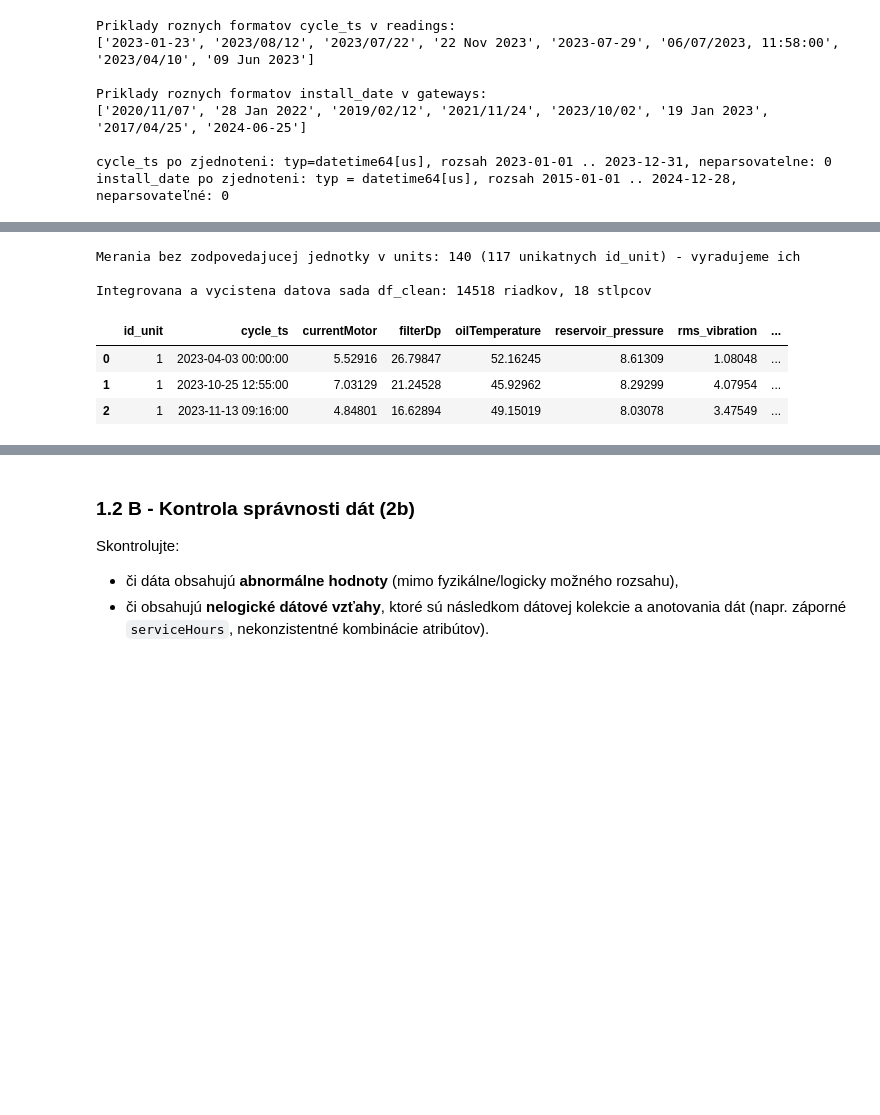
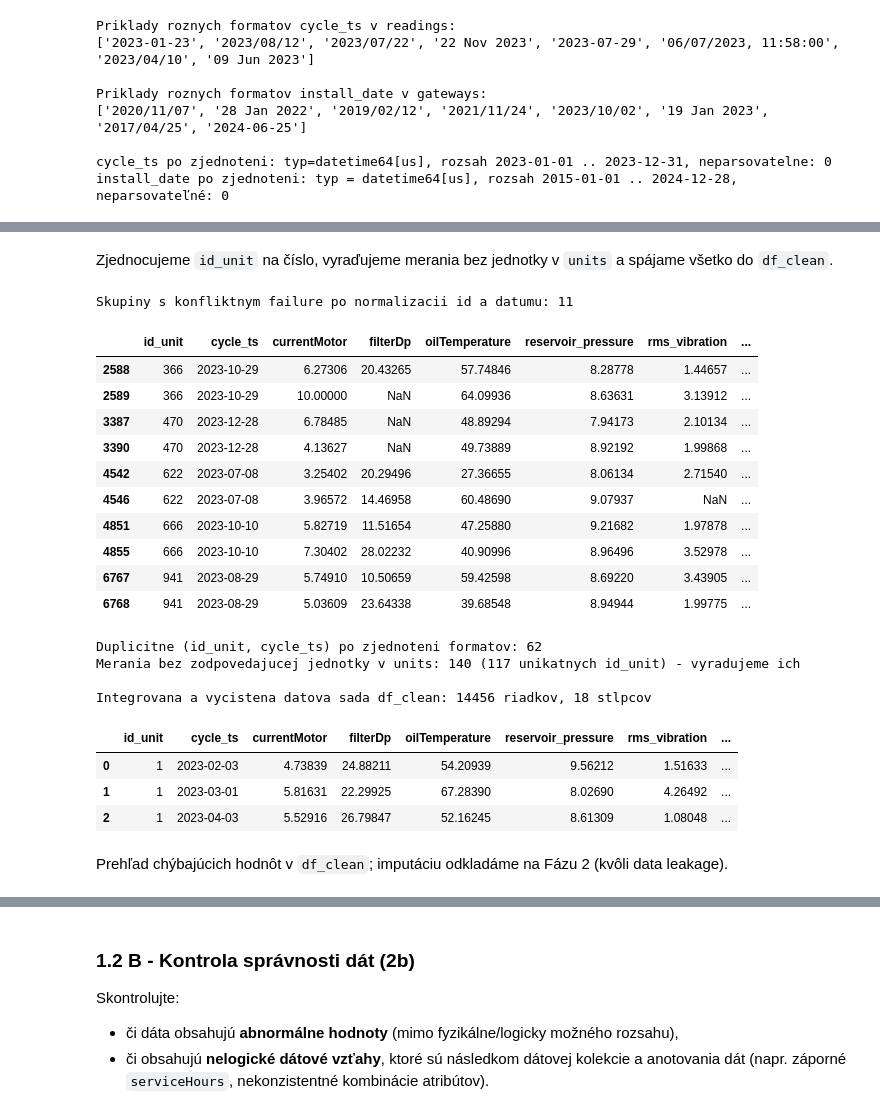
Before and after one commit to samuel-ivan05/IAU_zadanie, a Jupyter notebook: IAU-project.ipynb, the cells around one changed output, grey strips where cells are left out. Drawn from its saved outputs; the diff is of its cells as text; code cells hidden in the pictures; blank space fills up the shorter version.

Commit message:
1.3 upgrade, cleanup

```diff
--- a/IAU-project.ipynb
+++ b/IAU-project.ipynb
@@ -902,8 +951,19 @@ print(f"Pocet uplne duplicitnych riadkov v readings: {readings.duplicated().sum(
 
 #Odstranenie uplnych duplicit (nechame len prvy vyskyt)
 readings_clean = readings.drop_duplicates().copy()
-print(f"Po odstroneni uplnych duplicit: {readings.shape[0]} -> {readings_clean.shape[0]} riadkov ")
+print(f"Po odstraneni uplnych duplicit: {readings.shape[0]} -> {readings_clean.shape[0]} riadkov ")
 print(f"({readings.shape[0] - readings_clean.shape[0]} odstránených)")
+
+# Dolezita kontrola: ci sa pri zlucovani zaznamov meni cielovy stitok failure.
+# Ak ma rovnaky (id_unit, cycle_ts) viac roznych stitkov, pravidlo failure=max
+# uprednostni pozitivnu triedu a moze zvysit pocet zaznamenanych poruch.
+raw_label_nunique = readings_clean.groupby(["id_unit", "cycle_ts"])["failure"].nunique(dropna=True)
+raw_label_conflict_keys = raw_label_nunique[raw_label_nunique > 1]
+print(f"Skupiny s konfliktnym failure pred agregaciou (povodne kluce): {len(raw_label_conflict_keys)}")
+if len(raw_label_conflict_keys):
+    display(readings_clean.set_index(["id_unit", "cycle_ts"]).loc[raw_label_conflict_keys.index].reset_index().sort_values(["id_unit", "cycle_ts"]).head(10))
+else:
+    print("Pri povodnych klucoch sme nenasli skupinu s roznymi hodnotami failure.")
 
 #Kontrola ci po odstraneni uplnych duplicit este existuju zaznamy s rovnakym klucom (id_unit, cycle_ts),
 #ale rozdielnymi nameranymi hodnotami - jedna jednotka nemoze mat v tom istom okamihu dve rôzne merania,
@@ -913,14 +973,15 @@ print(f"\nZáznamy s rovnakým (id_unit, cycle_ts), ale rozdielnymi hodnotami: "
 print(f"{key_dup_mask.sum()} riadkov ({key_dup_mask.sum() // 2} dvojíc)")
 display(readings_clean.loc[key_dup_mask].sort_values(["id_unit", "cycle_ts"]).head(6))
 
-#Pri konfliktnych dvojiciach nevieme urcit, ktore meranie je spravne, preto
-#zaznamy s rovnakým klucom zlucime - numericke senzory spriemerujeme, failure ponechame
-#ako max (aby sa neprislo o pripadnu informaciu o poruche).
+#Pri konfliktnych dvojiciach nevieme urcit, ktore meranie je spravne. Numericke senzory spriemerujeme.
+#failure=max pouzijeme ako konzervativne pravidlo len s vedomim, ze pri konfliktnych stitkoch
+#moze zvysit pocet pozitivnych pripadov; preto vykazujeme pocet konfliktov vyssie.
 agg_dict = {c: "mean" for c in readings_clean.select_dtypes("number").columns if c != "failure"}
 agg_dict["failure"] = "max"
+n_before_merge = len(readings_clean)
 readings_clean = readings_clean.groupby(["id_unit", "cycle_ts"], as_index=False).agg(agg_dict)
 
-print(f"\nPo zlúčení konfliktných duplicít: {len(readings)} -> {len(readings_clean)} riadkov ")
+print(f"\nPo zlúčení konfliktných duplicít: {n_before_merge} -> {len(readings_clean)} riadkov ")
 print(f"(zostávajúce duplicitné kľúče: {readings_clean.duplicated(subset=['id_unit','cycle_ts']).sum()})")
 # %% [output]
 Pocet uplne duplicitnych riadkov v readings: 220
@@ -1010,41 +1078,75 @@ normal    339
 Name: count, dtype: int64
+# %% [markdown]
+Zjednocujeme `id_unit` na číslo, vyraďujeme merania bez jednotky v `units` a spájame všetko do `df_clean`.
 # %%
 #1.2 A: Zjednotenie formatu id_unit a integracia súborov
 
 # readings.id_unit je retazec ("U00255"), units/gateways.id_unit je cislo (255) -> zjednotime na cislo
 readings_clean["id_unit"] = readings_clean["id_unit"].str.extract(r"(\d+)").astype(int)
+
+#kontrola duplicit kluca este raz - teraz uz maju datum aj id_unit jednotny format
+#Pred ich zlucenim znovu overime, ci sa nelisia aj hodnoty cielovej premennej failure.
+label_nunique_after_norm = readings_clean.groupby(["id_unit", "cycle_ts"])["failure"].nunique(dropna=True)
+label_conflicts_after_norm = label_nunique_after_norm[label_nunique_after_norm > 1]
+print(f"Skupiny s konfliktnym failure po normalizacii id a datumu: {len(label_conflicts_after_norm)}")
+if len(label_conflicts_after_norm):
+    conflict_keys = label_conflicts_after_norm.index
+    conflict_mask = pd.MultiIndex.from_frame(readings_clean[["id_unit", "cycle_ts"]]).isin(conflict_keys)
+    display(readings_clean.loc[conflict_mask].sort_values(["id_unit", "cycle_ts"]).head(10))
+else:
+    print("Ani po normalizacii klucov sme nenasli konfliktny stitok failure.")
+
+dup_after_norm = readings_clean.duplicated(subset=["id_unit", "cycle_ts"]).sum()
+print(f"Duplicitne (id_unit, cycle_ts) po zjednoteni formatov: {dup_after_norm}")
+if dup_after_norm > 0:
+    readings_clean = readings_clean.groupby(["id_unit", "cycle_ts"], as_index=False).agg(agg_dict)
 
 #Merania, ku ktorym sa nenasla zodpovedajuca jednotka v units (chybne/nezname id_unit, v 1.1 A)
 #nevieme obohatit o najdolezitejsie prediktory (serviceHours, class_duty...),
 #preto ich z integrovanej mnoziny vyradujeme
 orphan_mask = ~readings_clean["id_unit"].isin(units_clean["id_unit"])
 print(f"Merania bez zodpovedajucej jednotky v units: {orphan_mask.sum()} "
       f"({readings_clean.loc[orphan_mask, 'id_unit'].nunique()} unikatnych id_unit) - vyradujeme ich")
 readings_valid = readings_clean.loc[~orphan_mask].copy()
 
-#Brany (gateways) sa spolahlivo viazu len cez id_depot (v 1.1 A), preto ich
-# agregujeme na uroven depa a pripajame k jednotkam cez id_depot
+#brany zatial agregujeme na uroven depa (priemerny signal) a pripajame cez id_depot
+#jednotkove udaje vlastnej brany (gateways.id_unit, 1:1) pridame vo fazi 2
 gateway_by_depot = (
     gateways_clean.groupby("id_depot", as_index = False)
     .agg(mean_signal_dbm = ("signal_dbm", "mean"), median_signal_dbm = ("signal_dbm", "median"))
 )
 
 df_clean = (
     readings_valid
     .merge(units_clean, on = "id_unit", how = "left", validate = "many_to_one")
     .merge(gateway_by_depot, on = "id_depot", how = "left", validate = "many_to_one")
 )
 
 print(f"\nIntegrovana a vycistena datova sada df_clean: {df_clean.shape[0]} riadkov, {df_clean.shape[1]} stlpcov")
 display(df_clean.head(3))
 # %% [output]
-Merania bez zodpovedajucej jednotky v units: 140 (117 unikatnych id_unit) - vyradujeme ich
-
-Integrovana a vycistena datova sada df_clean: 14518 riadkov, 18 stlpcov
+Skupiny s konfliktnym failure po normalizacii id a datumu: 11
 |  | id_unit | cycle_ts | currentMotor | filterDp | oilTemperature | reservoir_pressure | rms_vibration | ... |
-| 0 | 1 | 2023-04-03 00:00:00 | 5.52916 | 26.79847 | 52.16245 | 8.61309 | 1.08048 | ... |
-| 1 | 1 | 2023-10-25 12:55:00 | 7.03129 | 21.24528 | 45.92962 | 8.29299 | 4.07954 | ... |
-| 2 | 1 | 2023-11-13 09:16:00 | 4.84801 | 16.62894 | 49.15019 | 8.03078 | 3.47549 | ... |
+| 2588 | 366 | 2023-10-29 | 6.27306 | 20.43265 | 57.74846 | 8.28778 | 1.44657 | ... |
+| 2589 | 366 | 2023-10-29 | 10.00000 | NaN | 64.09936 | 8.63631 | 3.13912 | ... |
+| 3387 | 470 | 2023-12-28 | 6.78485 | NaN | 48.89294 | 7.94173 | 2.10134 | ... |
+| 3390 | 470 | 2023-12-28 | 4.13627 | NaN | 49.73889 | 8.92192 | 1.99868 | ... |
+| 4542 | 622 | 2023-07-08 | 3.25402 | 20.29496 | 27.36655 | 8.06134 | 2.71540 | ... |
+| 4546 | 622 | 2023-07-08 | 3.96572 | 14.46958 | 60.48690 | 9.07937 | NaN | ... |
+| 4851 | 666 | 2023-10-10 | 5.82719 | 11.51654 | 47.25880 | 9.21682 | 1.97878 | ... |
+| 4855 | 666 | 2023-10-10 | 7.30402 | 28.02232 | 40.90996 | 8.96496 | 3.52978 | ... |
+| 6767 | 941 | 2023-08-29 | 5.74910 | 10.50659 | 59.42598 | 8.69220 | 3.43905 | ... |
+| 6768 | 941 | 2023-08-29 | 5.03609 | 23.64338 | 39.68548 | 8.94944 | 1.99775 | ... |
+Duplicitne (id_unit, cycle_ts) po zjednoteni formatov: 62
+Merania bez zodpovedajucej jednotky v units: 140 (117 unikatnych id_unit) - vyradujeme ich
+
+Integrovana a vycistena datova sada df_clean: 14456 riadkov, 18 stlpcov
+|  | id_unit | cycle_ts | currentMotor | filterDp | oilTemperature | reservoir_pressure | rms_vibration | ... |
+| 0 | 1 | 2023-02-03 | 4.73839 | 24.88211 | 54.20939 | 9.56212 | 1.51633 | ... |
+| 1 | 1 | 2023-03-01 | 5.81631 | 22.29925 | 67.28390 | 8.02690 | 4.26492 | ... |
+| 2 | 1 | 2023-04-03 | 5.52916 | 26.79847 | 52.16245 | 8.61309 | 1.08048 | ... |
+# %% [markdown]
+Prehľad chýbajúcich hodnôt v `df_clean`; imputáciu odkladáme na Fázu 2 (kvôli data leakage).
 # %%
 #1.2 A: Nevhodna struktura dat a chybajuce hodnoty
 
```
Also changed, not shown: parts of 86 cells of this notebook.
